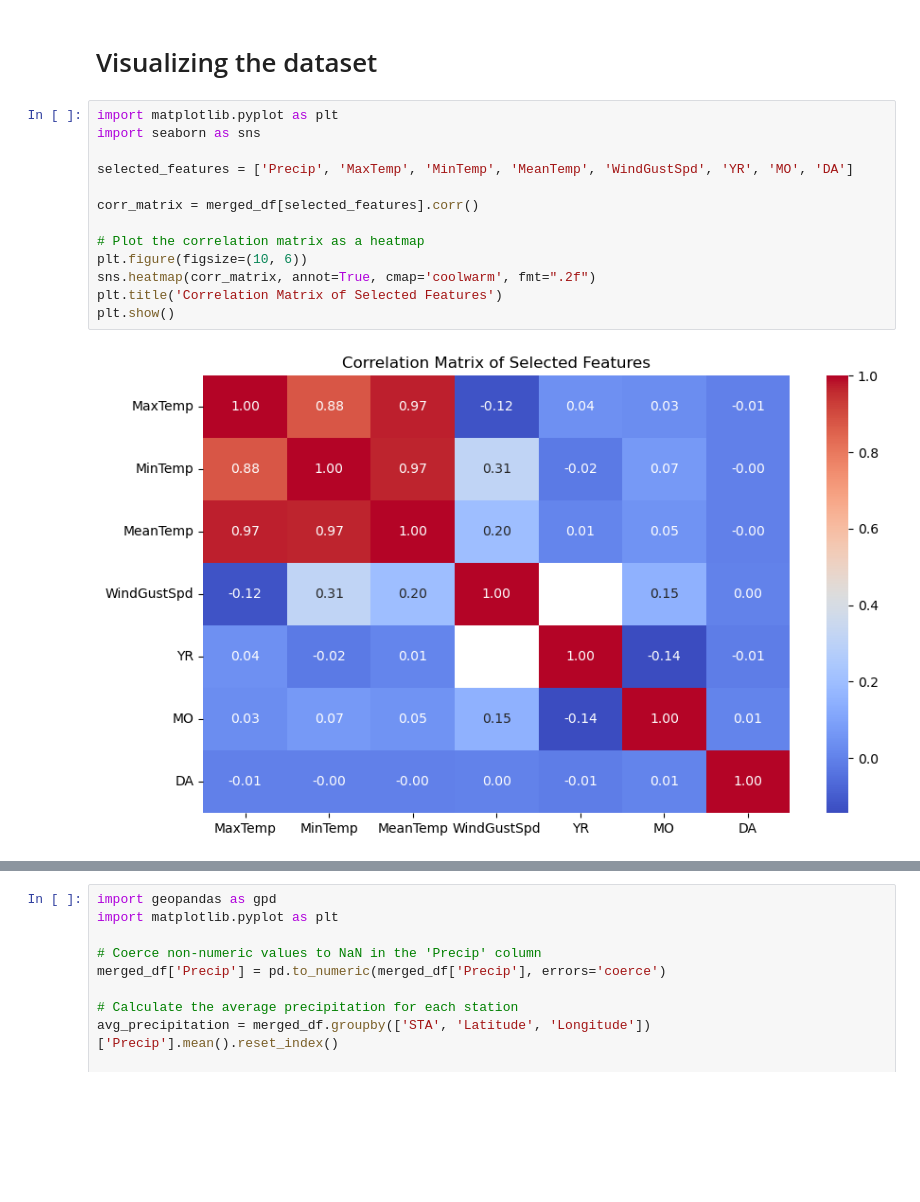
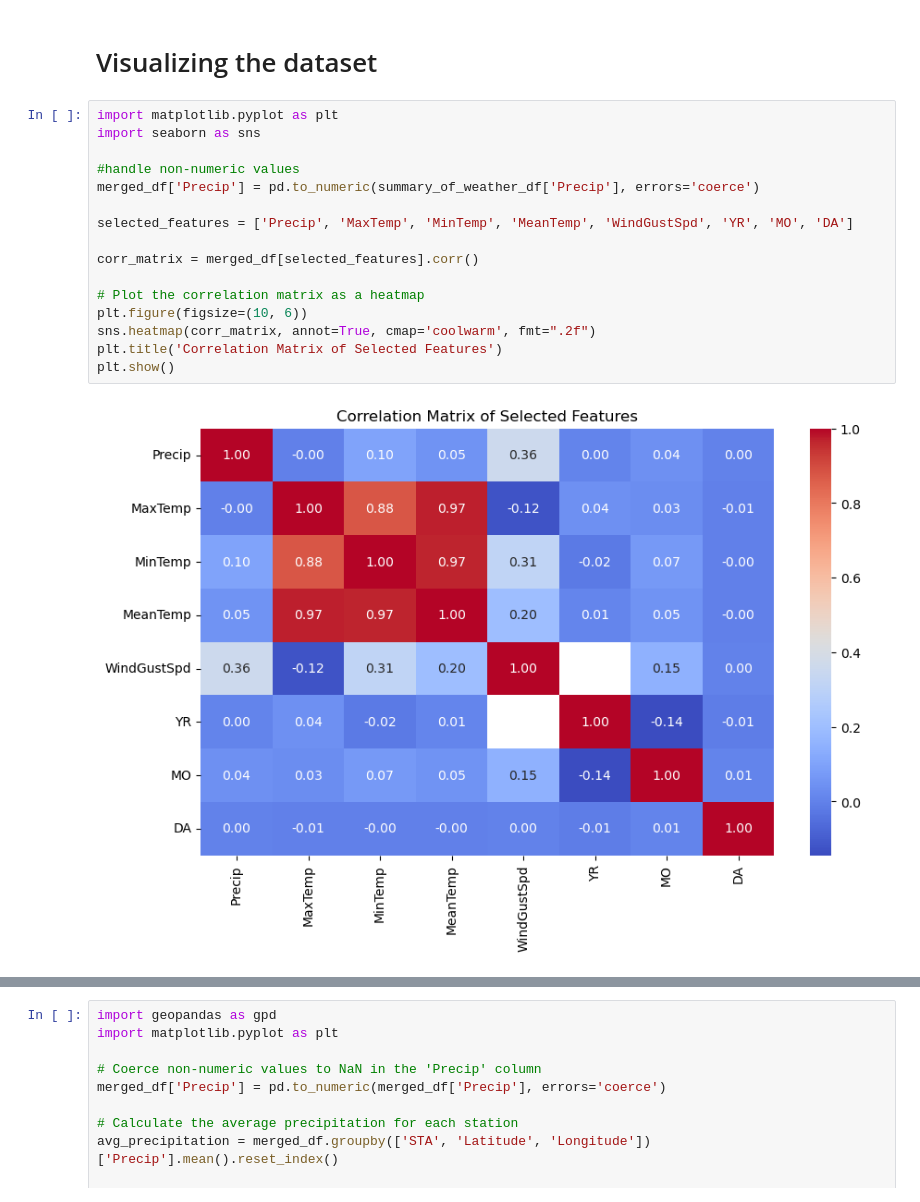
Before and after one commit to oxd1005/ML-480, a Jupyter notebook: Regression-Assignment/regression.ipynb, the cells around one changed output, grey strips where cells are left out. Cells and saved outputs as stored; diff of their text form; blank space fills up the shorter version.

Commit message:
fix data visualization

```diff
--- a/Regression-Assignment/regression.ipynb
+++ b/Regression-Assignment/regression.ipynb
@@ -138,17 +138,20 @@ merged_df.head()
 # %%
 import matplotlib.pyplot as plt
 import seaborn as sns
+
+#handle non-numeric values
+merged_df['Precip'] = pd.to_numeric(summary_of_weather_df['Precip'], errors='coerce')
 
 selected_features = ['Precip', 'MaxTemp', 'MinTemp', 'MeanTemp', 'WindGustSpd', 'YR', 'MO', 'DA']
 
 corr_matrix = merged_df[selected_features].corr()
 
 # Plot the correlation matrix as a heatmap
 plt.figure(figsize=(10, 6))
 sns.heatmap(corr_matrix, annot=True, cmap='coolwarm', fmt=".2f")
 plt.title('Correlation Matrix of Selected Features')
 plt.show()
 # %% [output]
-[figure, old version]
+[figure, new version]
 # %%
 # Scatter plots for numerical features against 'Precip'
```
Also changed, not shown: parts of 2 cells of this notebook.
